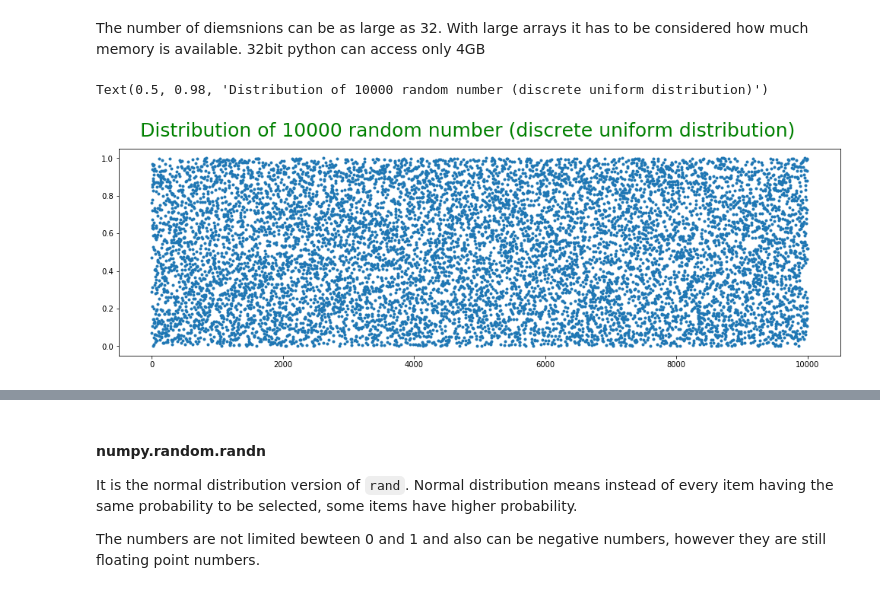
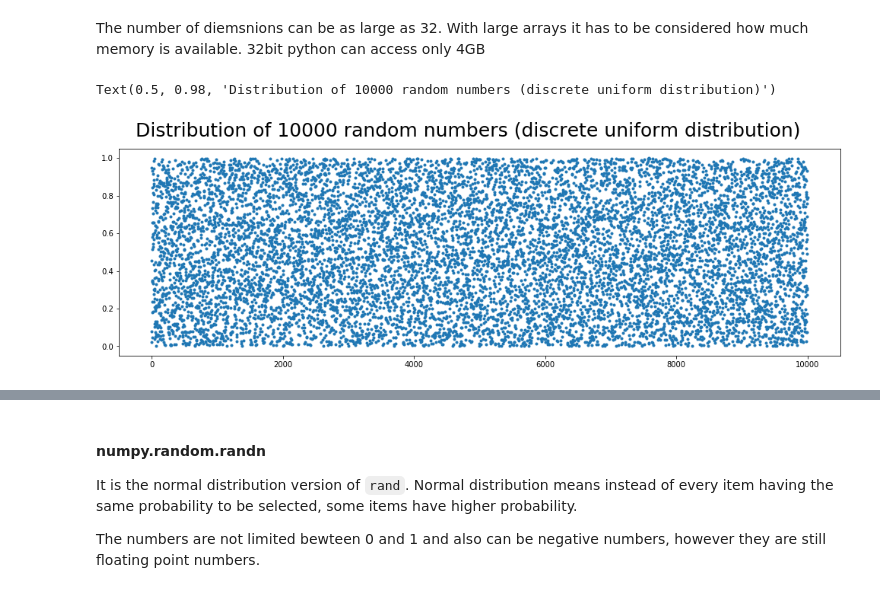
Before and after one commit to mxsxs2/Emerging-Technologies-Project, a Jupyter notebook: notebooks/Numpy Random.ipynb, the cells around one changed output, grey strips where cells are left out. Drawn from its saved outputs; the diff is of its cells as text; code cells hidden in the pictures.

```diff
--- a/notebooks/Numpy Random.ipynb
+++ b/notebooks/Numpy Random.ipynb
@@ -39,14 +40,14 @@ The number of diemsnions can be as large as 32. With large arrays it has to be c
 # %%
 rn=npr.rand(10000)
 #Cretae figure
 fig = plt.figure(figsize=(17,5))
 #Add 1000 random pints a plot
 fig.add_subplot(111).plot(rn,'.')
 #Add label to the figure
-fig.suptitle("Distribution of 10000 random number (discrete uniform distribution)",fontsize=25,color='g')
+fig.suptitle("Distribution of 10000 random numbers (discrete uniform distribution)",fontsize=25)
 # %% [output]
-Text(0.5, 0.98, 'Distribution of 10000 random number (discrete uniform distribution)')
+Text(0.5, 0.98, 'Distribution of 10000 random numbers (discrete uniform distribution)')
-[figure, old version]
+[figure, new version]
 # %%
 #https://stackoverflow.com/questions/11528078/determining-duplicate-values-in-an-array
 print('Duplicates:',(Counter(rn) - Counter(set(rn))).keys())
```
Also changed, not shown: parts of 11 cells of this notebook.
